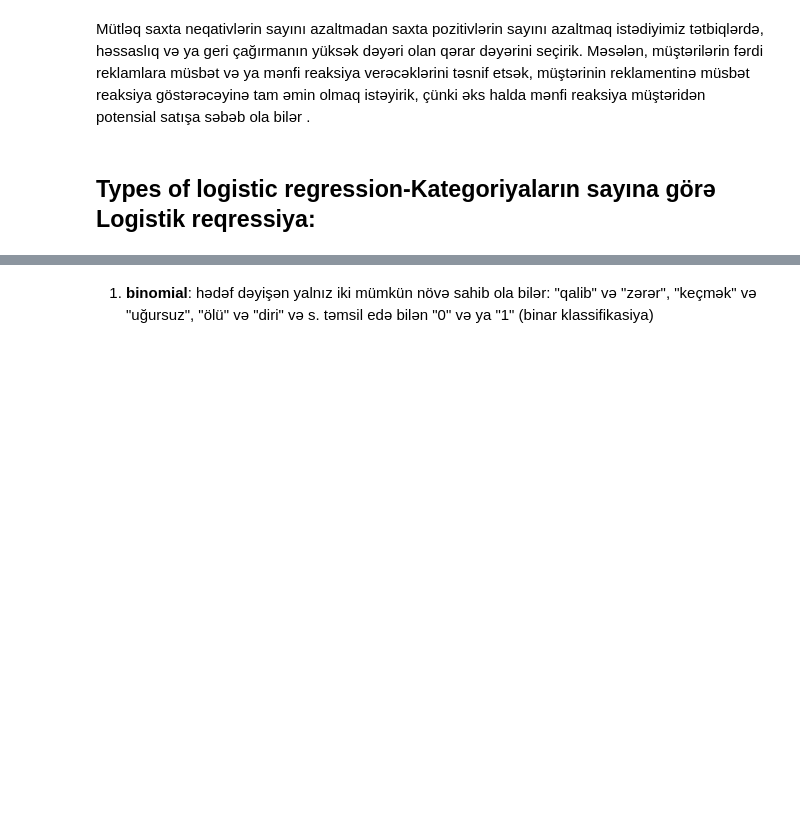
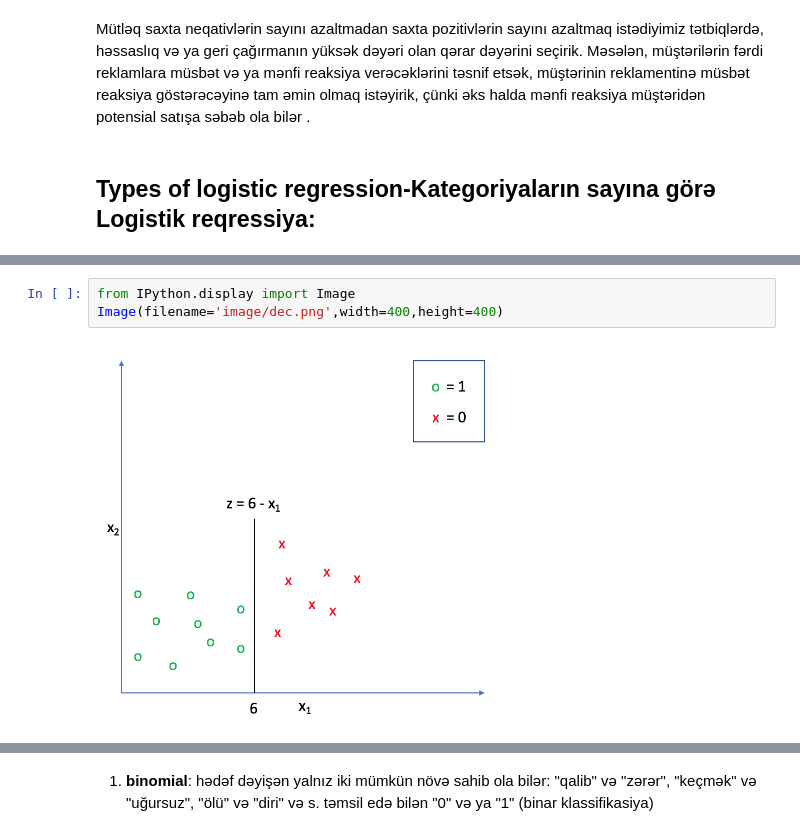
Before and after one commit to RashadGarayev/MachineLearningAZ, a Jupyter notebook: MachineLearningAz/Logistic_regression.ipynb, the cells around one changed output, grey strips where cells are left out. Drawn from its saved outputs; the diff is of its cells as text; blank space fills up the shorter version.

```diff
--- a/MachineLearningAz/Logistic_regression.ipynb
+++ b/MachineLearningAz/Logistic_regression.ipynb
@@ -27,0 +60,5 @@ Mütləq saxta neqativlərin sayını azaltmadan saxta pozitivlərin sayını az
+# %%
+from IPython.display import Image
+Image(filename='image/dec.png',width=400,height=400)
+# %% [output]
+[figure, added]
```
Also changed, not shown: parts of 33 cells of this notebook.
